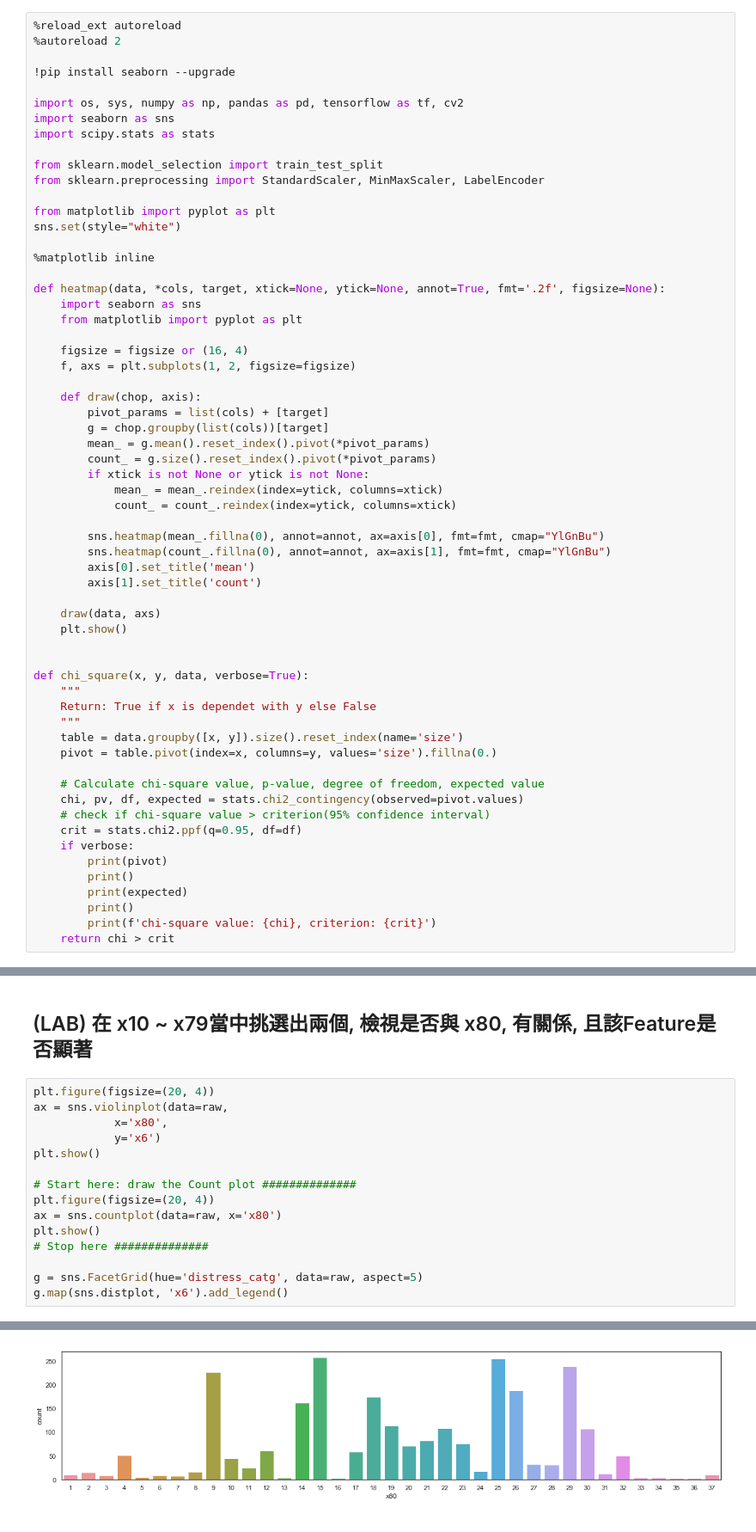
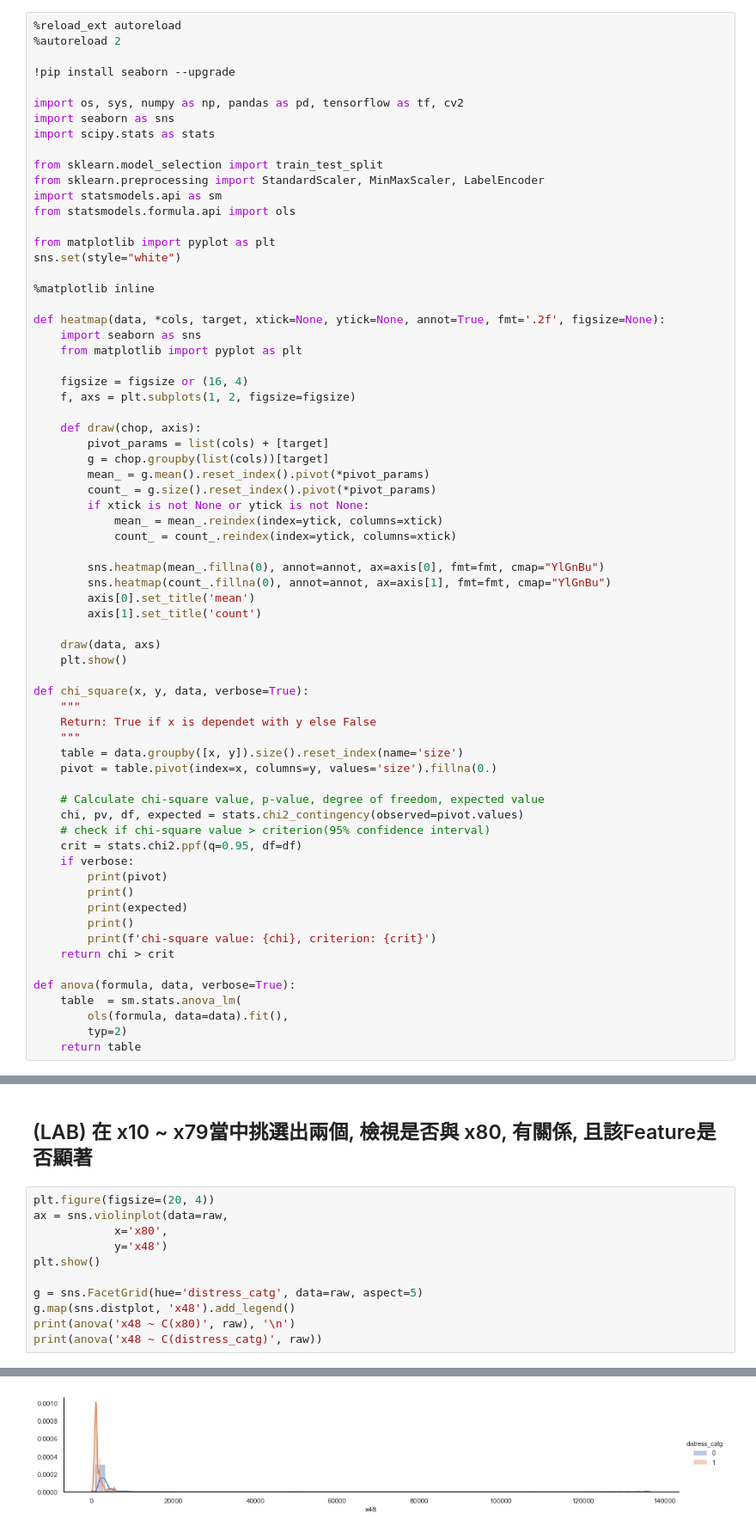
Before and after one commit to CloudMile/allianz_courses, a Jupyter notebook: use_case/solution/eda_financial_distress.ipynb, the cells around one changed output, grey strips where cells are left out. Shown at 86% size. Cells and saved outputs as stored; diff of their text form.

```diff
--- a/use_case/solution/eda_financial_distress.ipynb
+++ b/use_case/solution/eda_financial_distress.ipynb
@@ -12,6 +12,8 @@ import scipy.stats as stats
 
 from sklearn.model_selection import train_test_split
 from sklearn.preprocessing import StandardScaler, MinMaxScaler, LabelEncoder
+import statsmodels.api as sm
+from statsmodels.formula.api import ols
 
 from matplotlib import pyplot as plt
 sns.set(style="white")
@@ -42,7 +44,6 @@ def heatmap(data, *cols, target, xtick=None, ytick=None, annot=True, fmt='.2f',
     draw(data, axs)
     plt.show()
 
-
 def chi_square(x, y, data, verbose=True):
     """
     Return: True if x is dependet with y else False
@@ -61,4 +62,10 @@ def chi_square(x, y, data, verbose=True):
         print()
         print(f'chi-square value: {chi}, criterion: {crit}')
     return chi > crit
+
+def anova(formula, data, verbose=True):
+    table  = sm.stats.anova_lm(
+        ols(formula, data=data).fit(),
+        typ=2)
+    return table
 # %% [output]
@@ -294,15 +343,11 @@ g.map(sns.distplot, 'x4').add_legend()
 plt.figure(figsize=(20, 4))
 ax = sns.violinplot(data=raw,
             x='x80',
-            y='x6')
+            y='x48')
 plt.show()
 
-# Start here: draw the Count plot ##############
-plt.figure(figsize=(20, 4))
-ax = sns.countplot(data=raw, x='x80')
-plt.show()
-# Stop here ##############
-
 g = sns.FacetGrid(hue='distress_catg', data=raw, aspect=5)
-g.map(sns.distplot, 'x6').add_legend()
+g.map(sns.distplot, 'x48').add_legend()
+print(anova('x48 ~ C(x80)', raw), '\n')
+print(anova('x48 ~ C(distress_catg)', raw))
 # %% [output]
@@ -310 +362 @@ g.map(sns.distplot, 'x6').add_legend()
-[figure, old version]
+[figure, new version]
```
Also changed, not shown: parts of 57 cells of this notebook, 2 other files.
